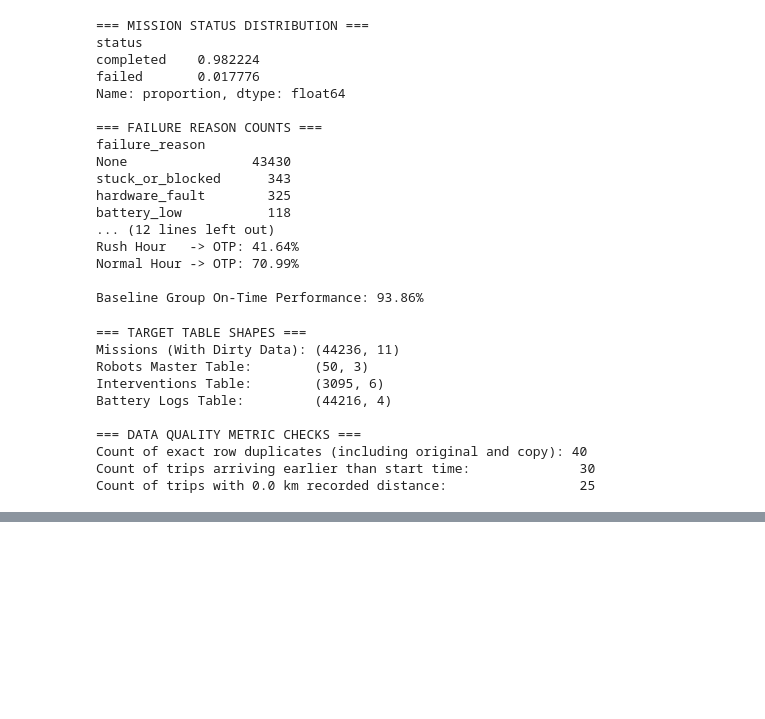
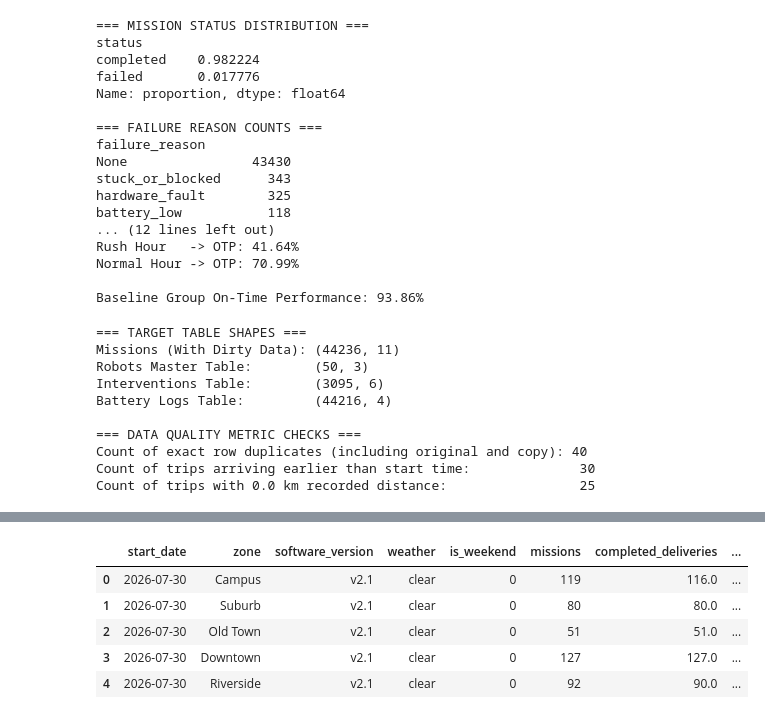
Before and after one commit to avinashnikhil/Fleetanalytics, a Jupyter notebook: Fleet_project.ipynb, the cells around one changed output, grey strips where cells are left out. Saved outputs shown, nothing was run; the diff lists cells and outputs as text; code cells hidden in the pictures; blank space fills up the shorter version.

```diff
--- a/Fleet_project.ipynb
+++ b/Fleet_project.ipynb
@@ -1545,0 +1963,94 @@ Weekend Average: 589.35 missions/day (Ratio: 1.31)
+# %%
+# CELL C4: View v_daily_slice
+# This cell registers the daily-slice SQL aggregation view, computes proportional daily depreciation costs,
+# saves the query to a SQL file, and executes programmatic integrity audits.
+
+v_daily_slice_sql = """
+-- v_daily_slice
+-- This view aggregates mission facts into daily, zonal, software, and weather segments.
+-- It contains ONLY additive sum metrics to allow mathematically sound downstream aggregations (ratio of sums, not average of ratios).
+
+WITH aggregated_slices AS (
+    -- Step 1: Group facts view by keys and sum up variables
+    SELECT
+        start_date,
+        zone,
+        software_version,
+        weather,
+        ANY_VALUE(is_weekend) AS is_weekend, -- Group is aligned since all missions on a day share is_weekend status
+        COUNT(*) AS missions,
+        SUM(is_completed) AS completed_deliveries,
+        SUM(has_zero_interventions) AS zero_intervention_missions,
+        SUM(intervention_count) AS interventions,
+        SUM(intervention_seconds) AS intervention_seconds,
+        SUM(distance_km) AS km,
+        SUM(is_on_time) AS on_time_deliveries,
+        SUM(variable_cost) AS variable_cost
+    FROM v_mission_facts
+    GROUP BY start_date, zone, software_version, weather
+),
+depreciation_allocation AS (
+    -- Step 2: Sum up total daily missions to share daily depreciation cost proportionally
+    SELECT
+        *,
+        SUM(missions) OVER(PARTITION BY start_date) AS total_daily_missions
+    FROM aggregated_slices
+)
+SELECT
+    start_date,
+    zone,
+    software_version,
+    weather,
+    is_weekend,
+    missions,
+    completed_deliveries,
+    zero_intervention_missions,
+    interventions,
+    intervention_seconds,
+    km,
+    on_time_deliveries,
+    variable_cost,
+
+    -- Step 3: Compute depreciation cost proportionally.
+    -- Daily fleet cost = Total robots * Depreciation rate per robot per day
+    -- Slice cost = Daily fleet cost * (Slice missions / Daily total missions)
+    ((
+        (SELECT COUNT(*) FROM robots) *
+        (SELECT CAST(value AS DOUBLE) FROM cost_assumptions WHERE item = 'robot_depreciation_per_day')
+    ) * (CAST(missions AS DOUBLE) / total_daily_missions)) AS depreciation_cost,
+
+    -- Step 4: Calculate total cost
+    (variable_cost + (
+        (SELECT COUNT(*) FROM robots) *
+        (SELECT CAST(value AS DOUBLE) FROM cost_assumptions WHERE item = 'robot_depreciation_per_day')
+    ) * (CAST(missions AS DOUBLE) / total_daily_missions)) AS total_cost
+
+FROM depreciation_allocation;
+"""
+
+# Create view via programmatic helper
+create_view_from_sql("v_daily_slice", v_daily_slice_sql)
+
+# Programmatic validation checks
+m_clean_count = database_connection.execute("SELECT COUNT(*) FROM missions_clean").fetchone()[0]
+slice_missions_sum = database_connection.execute("SELECT SUM(missions) FROM v_daily_slice").fetchone()[0]
+
+# Expected total fleet depreciation calculation: total days * total robots * depreciation price per day
+total_days = database_connection.execute("SELECT COUNT(DISTINCT start_date) FROM v_daily_slice").fetchone()[0]
+total_robots = database_connection.execute("SELECT COUNT(*) FROM robots").fetchone()[0]
+deprec_rate = database_connection.execute("SELECT CAST(value AS DOUBLE) FROM cost_assumptions WHERE item = 'robot_depreciation_per_day'").fetchone()[0]
+expected_deprec_cost = total_days * total_robots * deprec_rate
+
+actual_deprec_sum = database_connection.execute("SELECT SUM(depreciation_cost) FROM v_daily_slice").fetchone()[0]
+
+print("\n=== V_DAILY_SLICE INTEGRITY AUDIT ===")
+print(f"Total Missions Match: {'PASS' if m_clean_count == slice_missions_sum else 'FAIL'} (Missions Clean: {m_clean_count}, Slice Sum: {slice_missions_sum})")
+print(f"Depreciation Cost Match: {'PASS' if abs(expected_deprec_cost - actual_deprec_sum) < 1e-4 else 'FAIL'}")
+print(f"  - Expected Depreciation Cost: ${expected_deprec_cost:.2f} ({total_days} days * {total_robots} robots * ${deprec_rate:.2f}/day)")
+print(f"  - Actual Distributed Sum:   ${actual_deprec_sum:.2f}")
+
+# Display preview of 5 sample rows
+print("\n=== SAMPLE ROWS PREVIEW ===")
+sample_df = database_connection.execute("SELECT * FROM v_daily_slice LIMIT 5").fetchdf()
+display(sample_df)
+# %% [output]
@@ -1545,0 +2066,6 @@ Weekend Average: 589.35 missions/day (Ratio: 1.31)
+|  | start_date | zone | software_version | weather | is_weekend | missions | completed_deliveries | ... |
+| 0 | 2026-07-30 | Campus | v2.1 | clear | 0 | 119 | 116.0 | ... |
+| 1 | 2026-07-30 | Suburb | v2.1 | clear | 0 | 80 | 80.0 | ... |
+| 2 | 2026-07-30 | Old Town | v2.1 | clear | 0 | 51 | 51.0 | ... |
+| 3 | 2026-07-30 | Downtown | v2.1 | clear | 0 | 127 | 127.0 | ... |
+| 4 | 2026-07-30 | Riverside | v2.1 | clear | 0 | 92 | 90.0 | ... |
```
Also changed, not shown: parts of 23 cells of this notebook.
